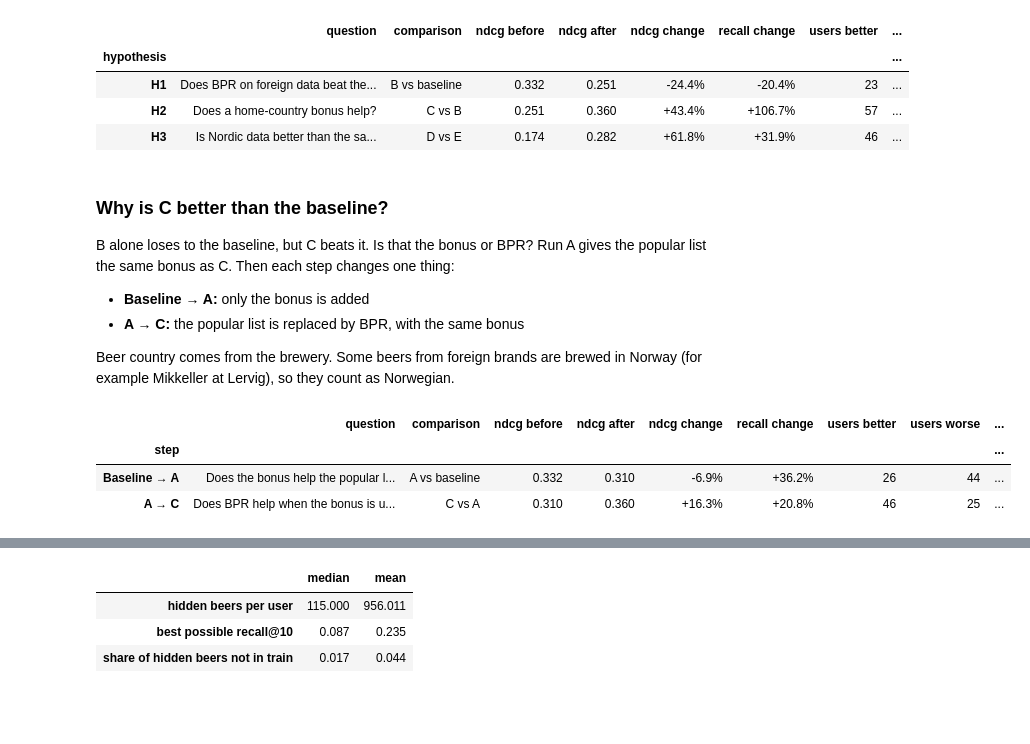
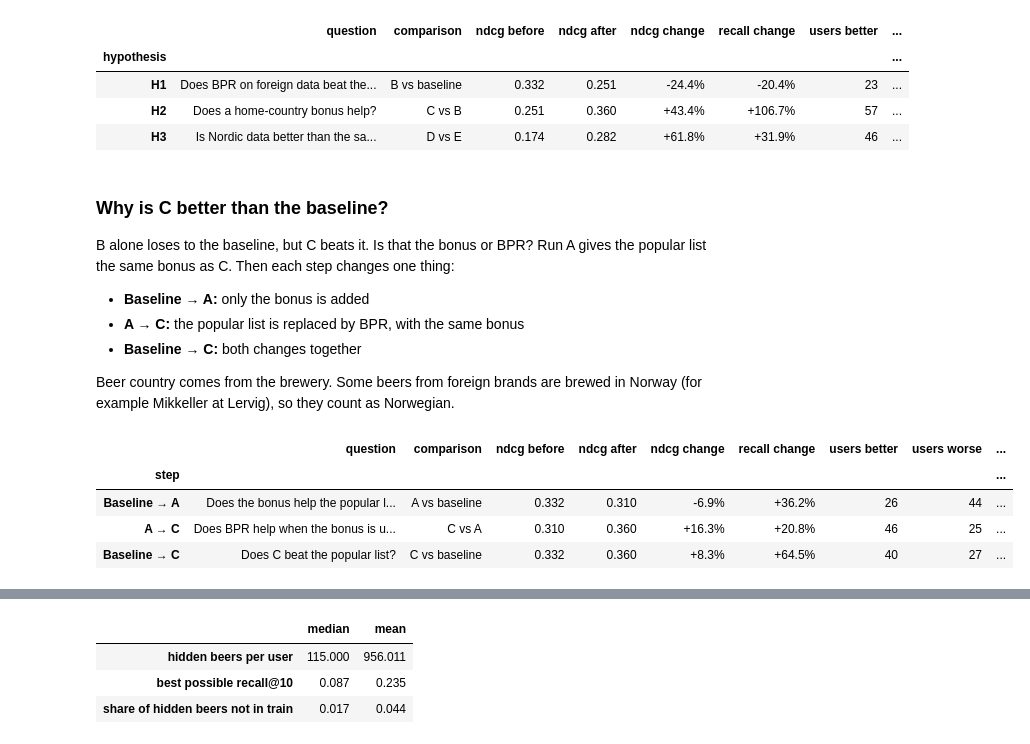
Before and after one commit to marennodenes/beer-recsys, a Jupyter notebook: notebooks/04_results.ipynb, the cells around one changed output, grey strips where cells are left out. Saved outputs shown, nothing was run; the diff lists cells and outputs as text; code cells hidden in the pictures; blank space fills up the shorter version.

```diff
--- a/notebooks/04_results.ipynb
+++ b/notebooks/04_results.ipynb
@@ -49,8 +50,11 @@ plt.rcParams.update({"axes.spines.top": False, "axes.spines.right": False, "axes
                      "grid.color": "#e5e5e5", "axes.axisbelow": True})
 
 # Both files are made by 03_models.ipynb
-results = pd.read_csv("results/model_results.csv")
-user_results = pd.read_csv("results/user_scores.csv")
+all_results = pd.read_csv("results/model_results.csv")
+all_user_results = pd.read_csv("results/user_scores.csv")
+# 'all' = every hidden beer counts as a hit. 'liked' (rated 3.5 or higher) is only used in section 5
+results = all_results[all_results["answer_key"] == "all"]
+user_results = all_user_results[all_user_results["answer_key"] == "all"]
 test_scores = user_results[user_results["group"] == "test"]
 ndcg = test_scores.pivot(index="user_id", columns="run", values="ndcg")[RUNS]
 recall = test_scores.pivot(index="user_id", columns="run", values="recall")[RUNS]
@@ -150,7 +154,7 @@ def verdict(change, p_value):
     return "Supported" if change > 0 else "Rejected"
 
 
-def compare(comparisons, index_name):
+def compare(comparisons, index_name, ndcg=ndcg, recall=recall):
     """One row per (name, question, reference, run): change in NDCG/recall, users better/worse and p-value."""
     rows = []
     for name, question, reference, run in comparisons:
@@ -193,18 +197,21 @@ B alone loses to the baseline, but C beats it. Is that the bonus or BPR? Run A g
 
 - **Baseline → A:** only the bonus is added
 - **A → C:** the popular list is replaced by BPR, with the same bonus
+- **Baseline → C:** both changes together
 
 Beer country comes from the brewery. Some beers from foreign brands are brewed in Norway (for example Mikkeller at Lervig), so they count as Norwegian.
 # %%
 BONUS_STEPS = [
     ("Baseline → A", "Does the bonus help the popular list?", "baseline", "A"),
     ("A → C", "Does BPR help when the bonus is used?", "A", "C"),
+    ("Baseline → C", "Does C beat the popular list?", "baseline", "C"),
 ]
 bonus_table = compare(BONUS_STEPS, "step")
 bonus_table.to_csv("results/bonus_steps.csv")
 bonus_table.style.format(TABLE_FORMAT)
 # %% [output]
 |  | question | comparison | ndcg before | ndcg after | ndcg change | recall change | users better | users worse | ... |
 | step |  |  |  |  |  |  |  |  | ... |
 | Baseline → A | Does the bonus help the popular l... | A vs baseline | 0.332 | 0.310 | -6.9% | +36.2% | 26 | 44 | ... |
 | A → C | Does BPR help when the bonus is u... | C vs A | 0.310 | 0.360 | +16.3% | +20.8% | 46 | 25 | ... |
+| Baseline → C | Does C beat the popular list? | C vs baseline | 0.332 | 0.360 | +8.3% | +64.5% | 40 | 27 | ... |
```
Also changed, not shown: parts of 7 cells of this notebook, 6 other files.
